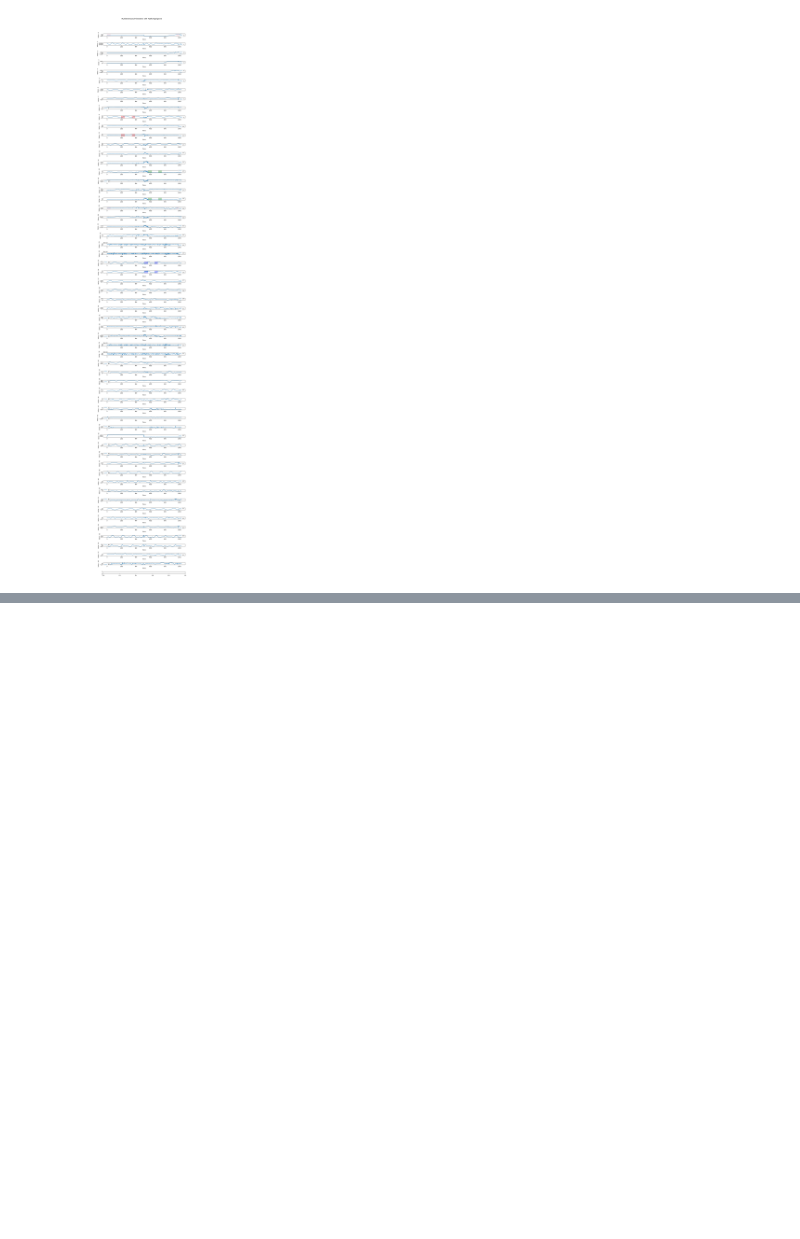
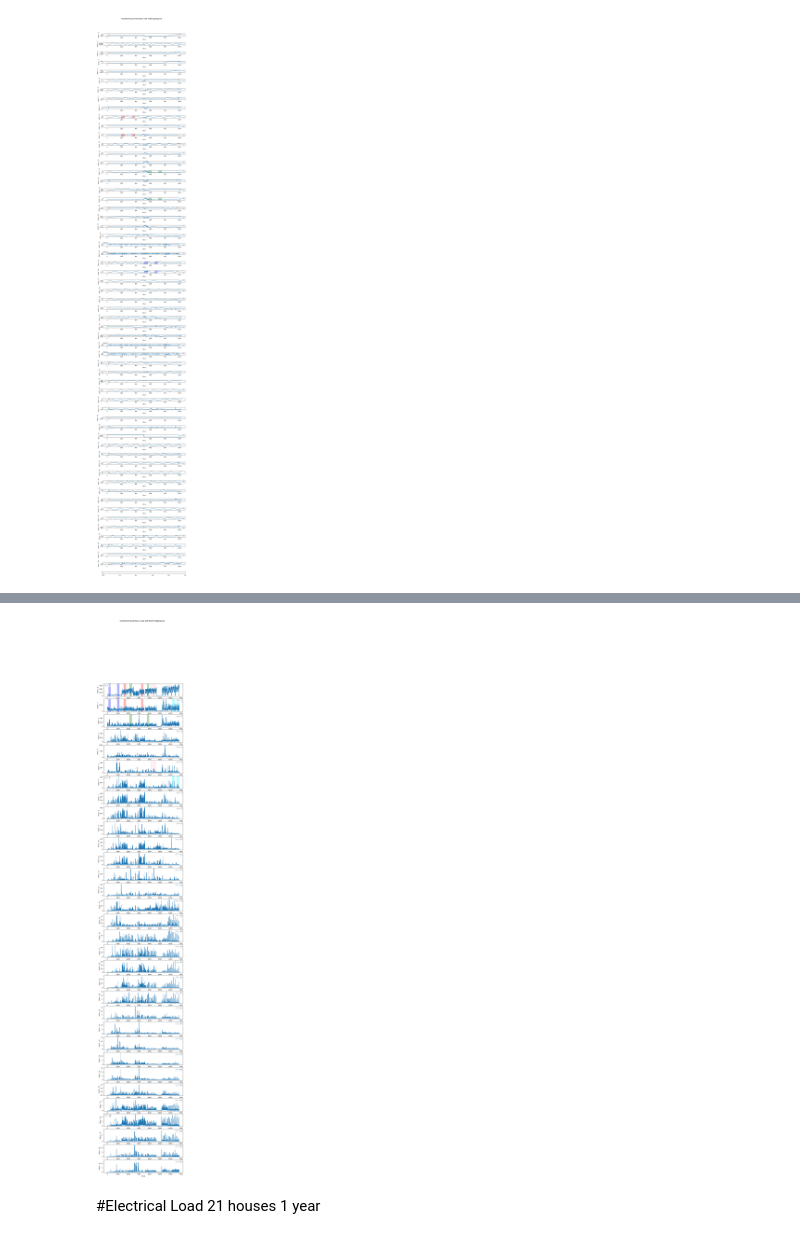
Before and after one commit to aidaLabDEI/LEIT-motifs, a Jupyter notebook: EvaluationSuite.ipynb, the cells around one changed output, grey strips where cells are left out. Cells and saved outputs as stored; diff of their text form; code cells hidden in the pictures; blank space fills up the shorter version.

```diff
--- a/EvaluationSuite.ipynb
+++ b/EvaluationSuite.ipynb
@@ -355,0 +359,2 @@ print(relative_contrast(extract, motifs[0][1][1], window_size))
+# %%
+data = S.T
@@ -355,0 +370,43 @@ print(relative_contrast(extract, motifs[0][1][1], window_size))
+# %%
+#@title Approximate finding
+# Set parameters
+window_size = 300
+lsh_threshold = 0.51
+projection_iter = 13
+k = 2
+proj= 2
+colors = ["red", "green", "blue", "pink", "cyan", "yellow", "orange", "gray", "purple"]
+
+#cProfile.run("pmotif_find2(X_p, window_size, projection_iter, k, proj, 10,lsh_threshold, 10, 32)")
+process_time = time.process_time()
+motifs, distance_comp = pmotif_find2(data, window_size, projection_iter, k, proj, 20,lsh_threshold, 10, 8)
+elapsed_time = time.process_time() - process_time
+
+print("Elapsed time:", elapsed_time)
+print(distance_comp)
+# %%
+#@title Plot the motifs
+copy = motifs.queue
+motifs = copy
+#motifs = find_all_occur(extract, motifs, window_size)
+
+fig, axs = plt.subplots(32, 1, figsize=(10, 62))
+X = pd.DataFrame(data)
+for i, dimension in enumerate(X.columns):
+    axs[i].plot(X[dimension], label=dimension)
+    axs[i].set_xlabel("Time")
+    axs[i].set_ylabel(f"Value - {dimension}")
+    axs[i].legend()
+
+    for idx, motif in enumerate(motifs):
+        # Highlight the motifs in all dimensions
+        for m in motif[1][1]:
+          if i in motif[1][2][0]:
+            axs[i].axvspan(m, m + window_size, color=colors[idx], alpha=0.3)
+
+plt.suptitle("MultiDimensional Timeseries with Motifs Highlighted")
+plt.show()
+# %% [output]
+[figure, added]
+# %% [markdown]
+#Electrical Load 21 houses 1 year
```
Also changed, not shown: parts of 9 cells of this notebook.
